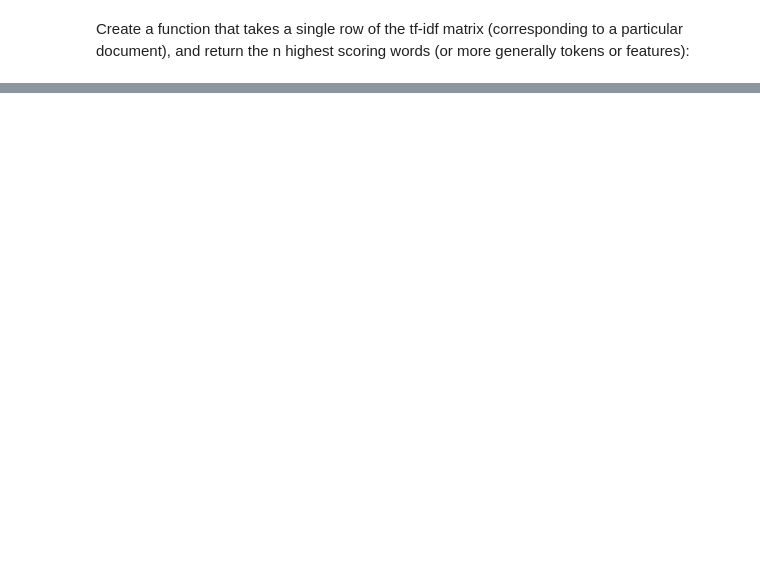
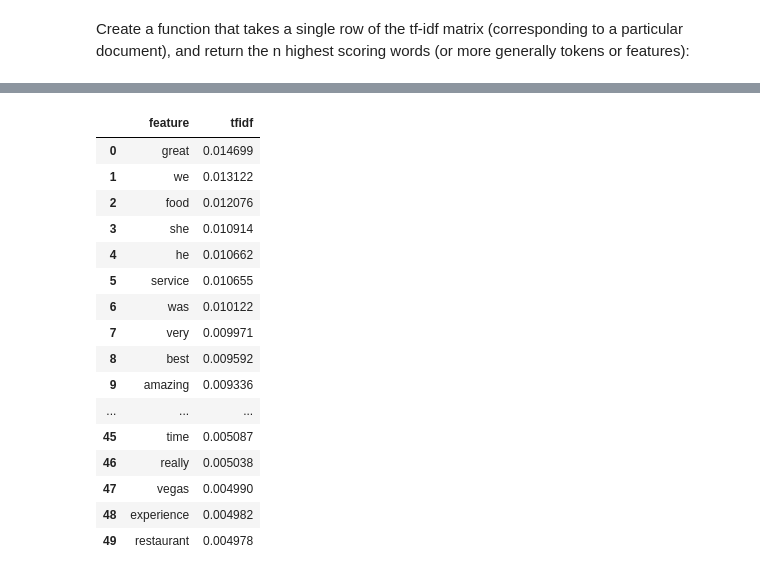
Before and after one commit to g1isgone/mlFinalYelp, a Jupyter notebook: ReviewClassification.ipynb, the cells around one changed output, grey strips where cells are left out. Cells and saved outputs as stored; diff of their text form; code cells hidden in the pictures; blank space fills up the shorter version.

```diff
--- a/ReviewClassification.ipynb
+++ b/ReviewClassification.ipynb
@@ -221,0 +321,20 @@ top_mean_feats(X_train_tfidf,features)
+# %%
+top_tfidf_feats(tfidf_means3, features, 50)
+# %% [output]
+|  | feature | tfidf |
+| 0 | great | 0.014699 |
+| 1 | we | 0.013122 |
+| 2 | food | 0.012076 |
+| 3 | she | 0.010914 |
+| 4 | he | 0.010662 |
+| 5 | service | 0.010655 |
+| 6 | was | 0.010122 |
+| 7 | very | 0.009971 |
+| 8 | best | 0.009592 |
+| 9 | amazing | 0.009336 |
+| ... | ... | ... |
+| 45 | time | 0.005087 |
+| 46 | really | 0.005038 |
+| 47 | vegas | 0.004990 |
+| 48 | experience | 0.004982 |
+| 49 | restaurant | 0.004978 |
```
Also changed, not shown: parts of 58 cells of this notebook.
